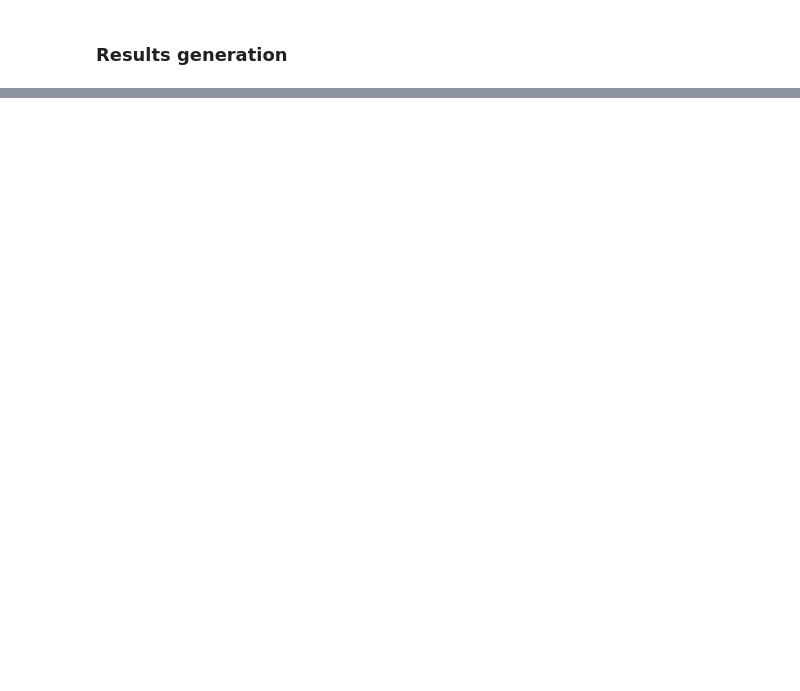
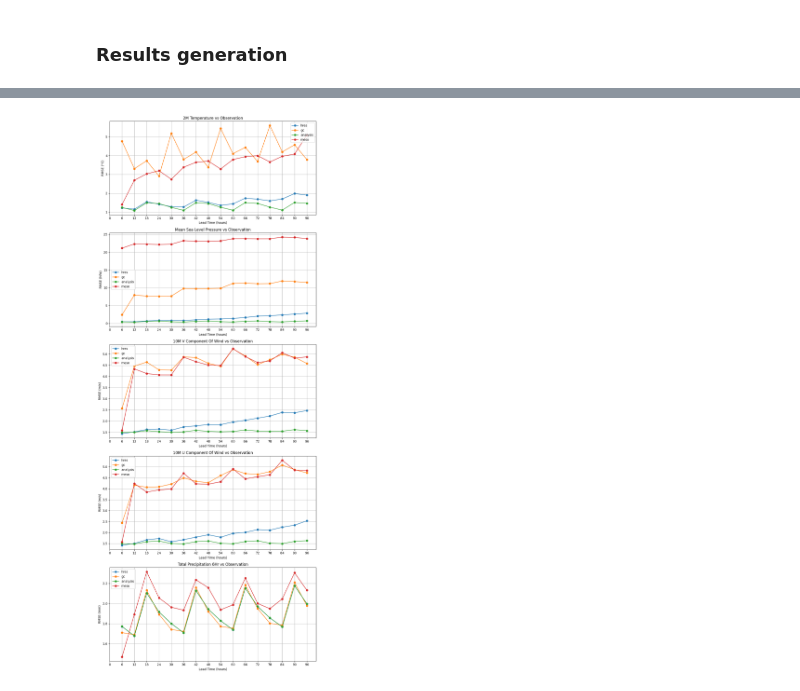
Before and after one commit to koenlode/Thesis, a Jupyter notebook: master_notebook.ipynb, the cells around one changed output, grey strips where cells are left out. Cells and saved outputs as stored; diff of their text form; code cells hidden in the pictures; blank space fills up the shorter version.

```diff
--- a/master_notebook.ipynb
+++ b/master_notebook.ipynb
@@ -1090 +1152,5 @@ computed_rmse = rmse_dataset.compute()
+# %%
+plot_statistic_results_comparison('rmse', rmse_hres, rmse_gc, rmse_analysis, rmse_meso)
+# %% [output]
+[figure, added]
 # %%
```
Also changed, not shown: parts of 34 cells of this notebook, 1 other file.
